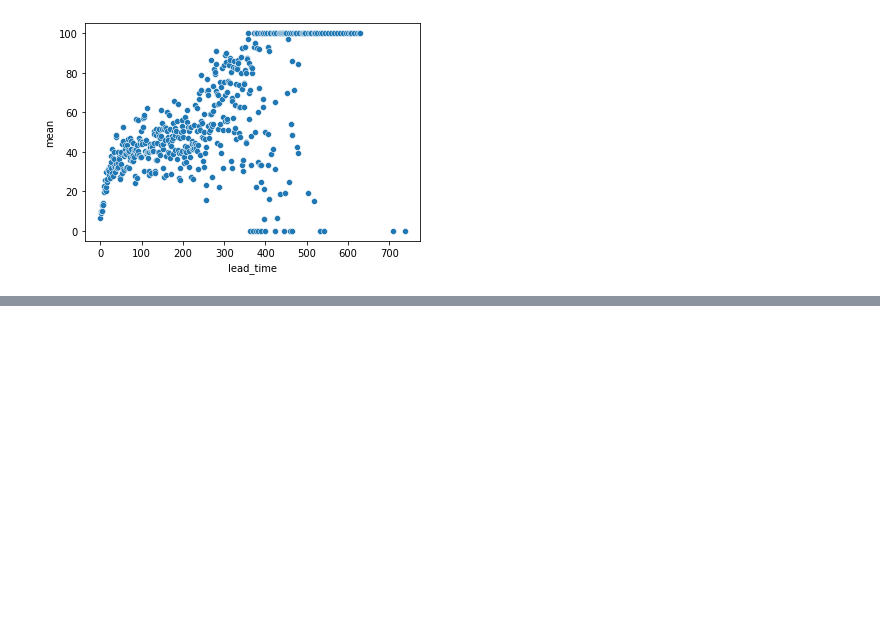
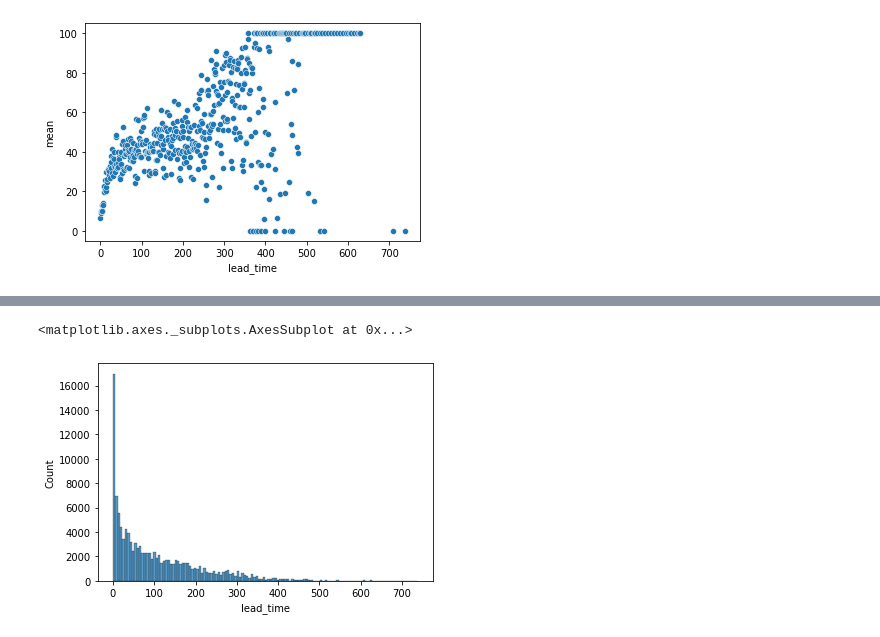
Before and after one commit to shub0411/hotel_booking_analysis, a Jupyter notebook: first_eda_pynb.ipynb, the cells around one changed output, grey strips where cells are left out. Saved outputs shown, nothing was run; the diff lists cells and outputs as text; code cells hidden in the pictures; blank space fills up the shorter version.

```diff
--- a/first_eda_pynb.ipynb
+++ b/first_eda_pynb.ipynb
@@ -822,0 +997,5 @@ sns.scatterplot(x=a.index, y=a["mean"] * 100)
+# %%
+sns.histplot(data=df, x="lead_time")
+# %% [output]
+<matplotlib.axes._subplots.AxesSubplot at 0x...>
+[figure, added]
```
Also changed, not shown: parts of 24 cells of this notebook.
